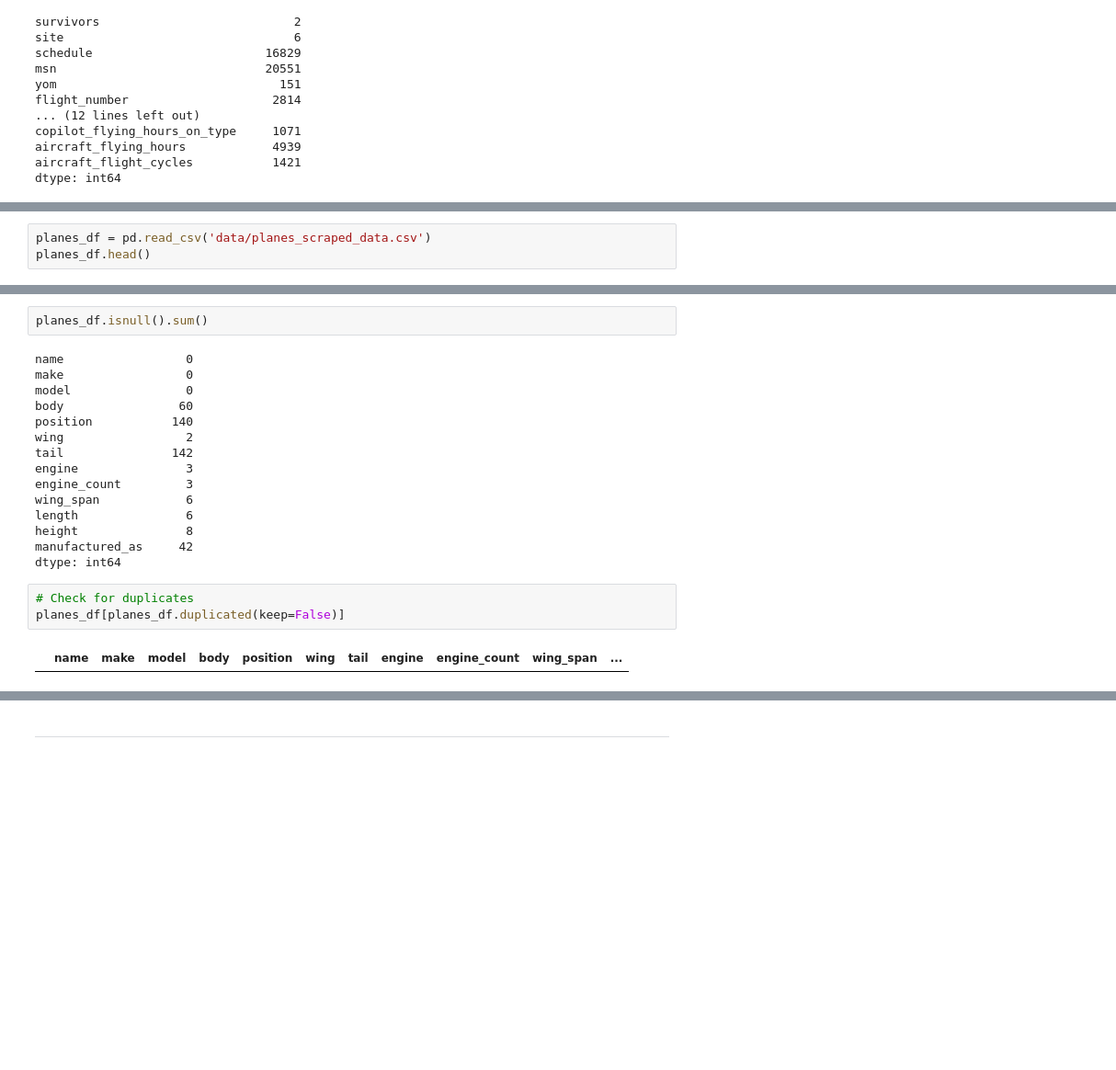
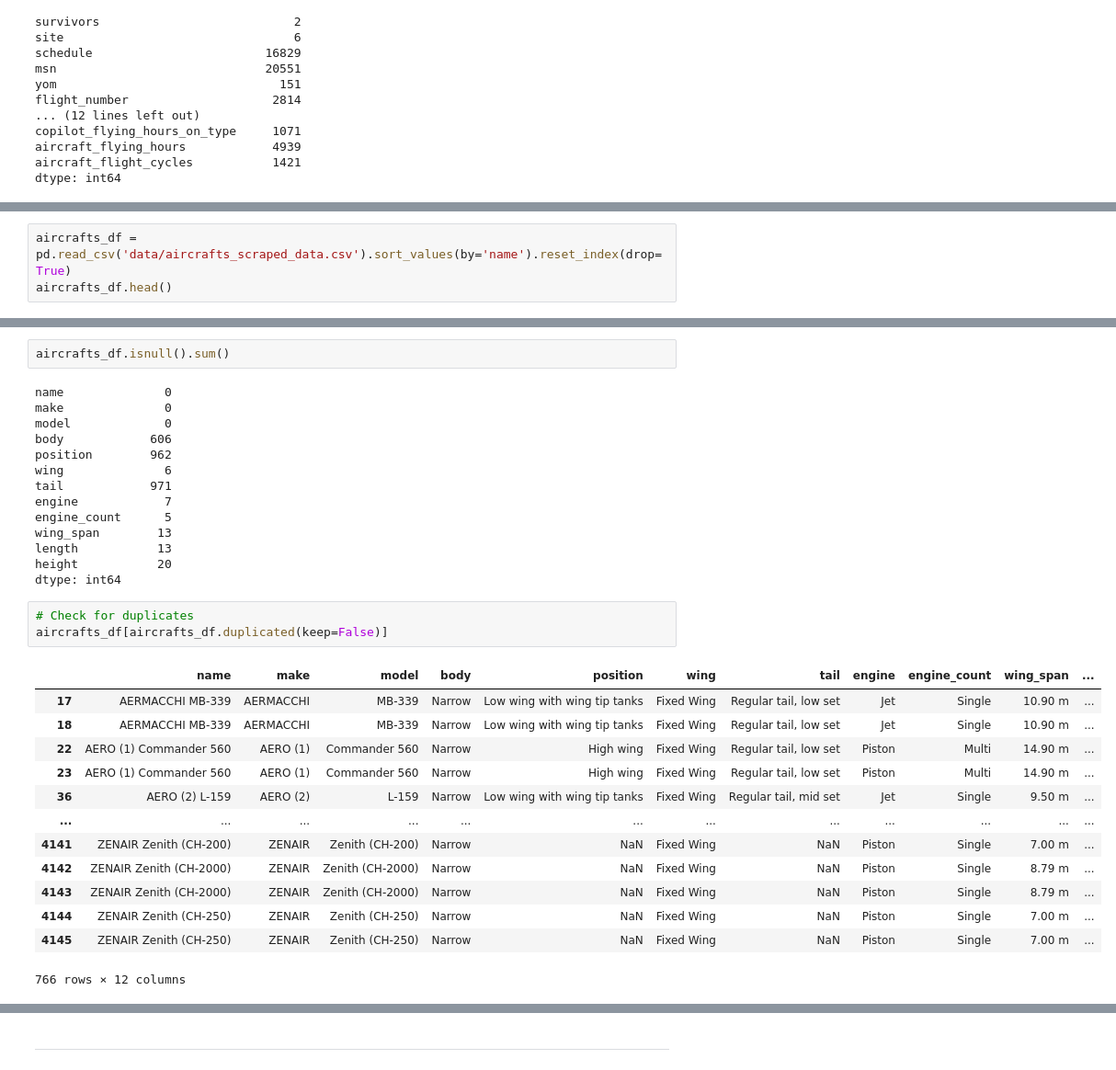
Before and after one commit to nadpierre/aircraft-crashes-clustering-project, a Jupyter notebook: data_collection_and_cleaning.ipynb, the cells around one changed output, grey strips where cells are left out. Shown at 92% size. Cells and saved outputs as stored; diff of their text form; blank space fills up the shorter version.

Commit message:
change structure of aircrafts scraped data

```diff
--- a/data_collection_and_cleaning.ipynb
+++ b/data_collection_and_cleaning.ipynb
@@ -395,5 +384,5 @@ dtype: int64
 # %%
-planes_df = pd.read_csv('data/planes_scraped_data.csv')
-planes_df.head()
+aircrafts_df = pd.read_csv('data/aircrafts_scraped_data.csv').sort_values(by='name').reset_index(drop=True)
+aircrafts_df.head()
 # %% [output]
 |  | name | make | model | body | position | wing | tail | engine | engine_count | wing_span | ... |
@@ -428,23 +416,34 @@ memory usage: 59.0+ KB
 # %%
-planes_df.isnull().sum()
+aircrafts_df.isnull().sum()
 # %% [output]
-name                 0
-make                 0
-model                0
-body                60
-position           140
-wing                 2
-tail               142
-engine               3
-engine_count         3
-wing_span            6
-length               6
-height               8
-manufactured_as     42
+name              0
+make              0
+model             0
+body            606
+position        962
+wing              6
+tail            971
+engine            7
+engine_count      5
+wing_span        13
+length           13
+height           20
 dtype: int64
 # %%
 # Check for duplicates
-planes_df[planes_df.duplicated(keep=False)]
+aircrafts_df[aircrafts_df.duplicated(keep=False)]
 # %% [output]
 |  | name | make | model | body | position | wing | tail | engine | engine_count | wing_span | ... |
+| 17 | AERMACCHI MB-339 | AERMACCHI | MB-339 | Narrow | Low wing with wing tip tanks | Fixed Wing | Regular tail, low set | Jet | Single | 10.90 m | ... |
+| 18 | AERMACCHI MB-339 | AERMACCHI | MB-339 | Narrow | Low wing with wing tip tanks | Fixed Wing | Regular tail, low set | Jet | Single | 10.90 m | ... |
+| 22 | AERO (1) Commander 560 | AERO (1) | Commander 560 | Narrow | High wing | Fixed Wing | Regular tail, low set | Piston | Multi | 14.90 m | ... |
+| 23 | AERO (1) Commander 560 | AERO (1) | Commander 560 | Narrow | High wing | Fixed Wing | Regular tail, low set | Piston | Multi | 14.90 m | ... |
+| 36 | AERO (2) L-159 | AERO (2) | L-159 | Narrow | Low wing with wing tip tanks | Fixed Wing | Regular tail, mid set | Jet | Single | 9.50 m | ... |
+| ... | ... | ... | ... | ... | ... | ... | ... | ... | ... | ... | ... |
+| 4141 | ZENAIR Zenith (CH-200) | ZENAIR | Zenith (CH-200) | Narrow | NaN | Fixed Wing | NaN | Piston | Single | 7.00 m | ... |
+| 4142 | ZENAIR Zenith (CH-2000) | ZENAIR | Zenith (CH-2000) | Narrow | NaN | Fixed Wing | NaN | Piston | Single | 8.79 m | ... |
+| 4143 | ZENAIR Zenith (CH-2000) | ZENAIR | Zenith (CH-2000) | Narrow | NaN | Fixed Wing | NaN | Piston | Single | 8.79 m | ... |
+| 4144 | ZENAIR Zenith (CH-250) | ZENAIR | Zenith (CH-250) | Narrow | NaN | Fixed Wing | NaN | Piston | Single | 7.00 m | ... |
+| 4145 | ZENAIR Zenith (CH-250) | ZENAIR | Zenith (CH-250) | Narrow | NaN | Fixed Wing | NaN | Piston | Single | 7.00 m | ... |
+766 rows × 12 columns
 # %%
```
Also changed, not shown: parts of 22 cells of this notebook, 2 other files.
